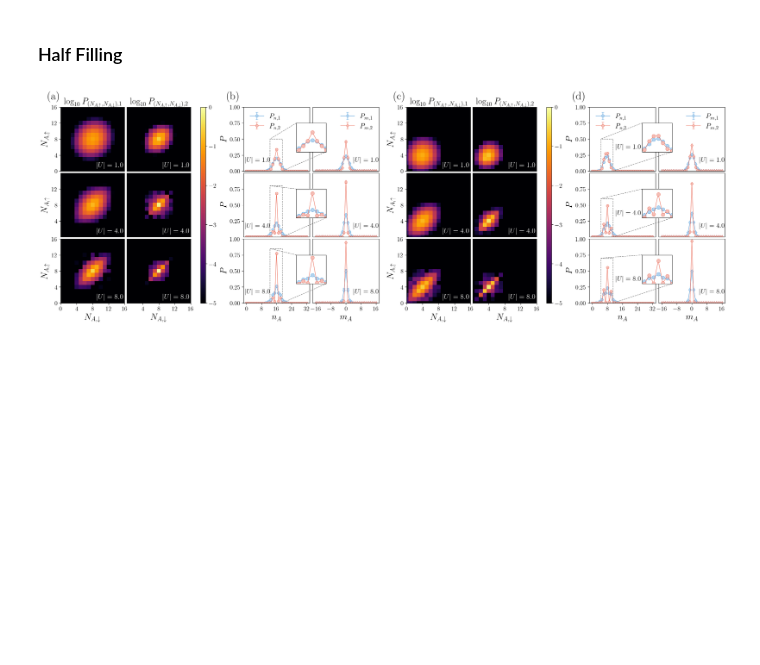
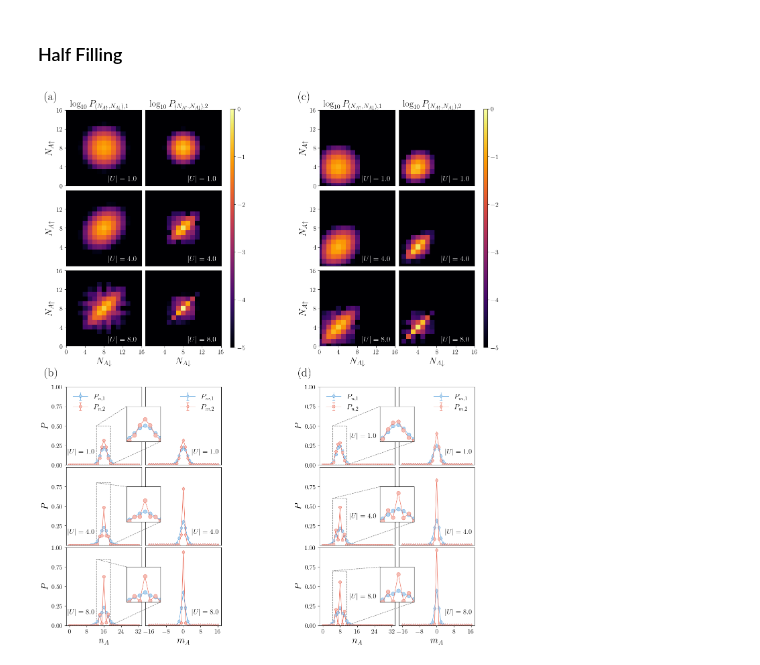
Before and after one commit to TongSericus/plots-accessible-entanglement, a Jupyter notebook: plots/plots_prob_merged.ipynb, the cells around one changed output. Cells and saved outputs as stored; diff of their text form; code cells hidden in the pictures; blank space fills up the shorter version.

Commit message:
update figures and plots

```diff
--- a/plots/plots_prob_merged.ipynb
+++ b/plots/plots_prob_merged.ipynb
@@ -410,11 +410,11 @@ def plot_heatmap_quarter_filling(data, ax1, ax2, ax3, ax4, ax5, ax6, cax):
     ax6.tick_params(**tick_parameter)
     ax6.set_xticks([4,8,12,16])
 
-    ax1.set_ylabel(r'$N_{A,\uparrow}$'  , fontsize=20)
-    ax3.set_ylabel(r'$N_{A,\uparrow}$'  , fontsize=20)
-    ax5.set_ylabel(r'$N_{A,\uparrow}$'  , fontsize=20)
-    ax5.set_xlabel(r'$N_{A,\downarrow}$', fontsize=20)
-    ax6.set_xlabel(r'$N_{A,\downarrow}$', fontsize=20)
+    ax1.set_ylabel(r'$N_{A\uparrow}$'  , fontsize=20)
+    ax3.set_ylabel(r'$N_{A\uparrow}$'  , fontsize=20)
+    ax5.set_ylabel(r'$N_{A\uparrow}$'  , fontsize=20)
+    ax5.set_xlabel(r'$N_{A\downarrow}$', fontsize=20)
+    ax6.set_xlabel(r'$N_{A\downarrow}$', fontsize=20)
 
     # Adding annotations
     annotate_parameters = {
@@ -430,8 +430,8 @@ def plot_heatmap_quarter_filling(data, ax1, ax2, ax3, ax4, ax5, ax6, cax):
     top_label_parameters = {
         'xy':(0.05, 1.05), 'xycoords':'axes fraction', 'fontsize':20, 'fontweight':'bold'
     }
-    ax1.annotate(r'$\log_{10}P_{(N_{A,\uparrow}, N_{A,\downarrow}),1}$', **top_label_parameters)
-    ax2.annotate(r'$\log_{10}P_{(N_{A,\uparrow}, N_{A,\downarrow}),2}$', **top_label_parameters)
+    ax1.annotate(r'$\log_{10}P_{(N_{A\uparrow}, N_{A\downarrow}),1}$', **top_label_parameters)
+    ax2.annotate(r'$\log_{10}P_{(N_{A\uparrow}, N_{A\downarrow}),2}$', **top_label_parameters)
 
     # Adding colorbar
     cbar = fig.colorbar(im, cax=cax, orientation='vertical')
@@ -619,58 +619,59 @@ def plot_probdist_quarter_filling(data, axn_1, axn_4, axn_8, axm_1, axm_4, axm_8
     axm_4.annotate(r'$|U|=4.0$', (4, 0.15), fontsize=15)
     axm_8.annotate(r'$|U|=8.0$', (4, 0.15), fontsize=15)
 # %%
-fig = plt.figure(figsize=(27, 8))
+fig = plt.figure(figsize=(16, 20))
 
 # Using GridSpec for layout
-gs = gridspec.GridSpec(3, 15, width_ratios=[1, 1, 0.08, 0.7, 1, 0.05, 1, 0.4, 1, 1, 0.08, 0.7, 1, 0.05, 1], height_ratios=[1,1,1], wspace=0.00, hspace=0.03)
+#gs = gridspec.GridSpec(3, 15, width_ratios=[1, 1, 0.08, 0.7, 1, 0.05, 1, 0.4, 1, 1, 0.08, 0.7, 1, 0.05, 1], height_ratios=[1,1,1], wspace=0.00, hspace=0.03)
+gs = gridspec.GridSpec(7, 11, width_ratios=[1,0.05,1,0.05,0.05,1.2,1,0.05,1,0.05,0.05], height_ratios=[1,1,1,0.45,1,1,1], wspace=0.00, hspace=0.03)
 
 ax1 = fig.add_subplot(gs[0, 0])
-ax2 = fig.add_subplot(gs[0, 1])
+ax2 = fig.add_subplot(gs[0, 2])
 ax3 = fig.add_subplot(gs[1, 0])
-ax4 = fig.add_subplot(gs[1, 1])
+ax4 = fig.add_subplot(gs[1, 2])
 ax5 = fig.add_subplot(gs[2, 0])
-ax6 = fig.add_subplot(gs[2, 1])
-cax = fig.add_subplot(gs[:, 2])
+ax6 = fig.add_subplot(gs[2, 2])
+cax = fig.add_subplot(gs[0:3, 4])
 
-axn_1 = fig.add_subplot(gs[0, 4])
-axm_1 = fig.add_subplot(gs[0, 6])
-axn_4 = fig.add_subplot(gs[1, 4])
-axm_4 = fig.add_subplot(gs[1, 6])
-axn_8 = fig.add_subplot(gs[2, 4])
-axm_8 = fig.add_subplot(gs[2, 6])
+axn_1 = fig.add_subplot(gs[4, 0])
+axm_1 = fig.add_subplot(gs[4, 2])
+axn_4 = fig.add_subplot(gs[5, 0])
+axm_4 = fig.add_subplot(gs[5, 2])
+axn_8 = fig.add_subplot(gs[6, 0])
+axm_8 = fig.add_subplot(gs[6, 2])
 
 data1, data2 = read_prob_data("../data/processed_data/GS_Pn_N64_Lx8_Ly8_LA16_beta18.0_L180.jld", "../data/processed_data/GS_Pn2_N64_Lx8_Ly8_LA16_beta18.0_L180.jld")
 plot_heatmap_half_filling(data1, ax1, ax2, ax3, ax4, ax5, ax6, cax)
 plot_probdist_half_filling(data2, axn_1, axn_4, axn_8, axm_1, axm_4, axm_8)
 
-ax1_2 = fig.add_subplot(gs[0, 8])
-ax2_2 = fig.add_subplot(gs[0, 9])
-ax3_2 = fig.add_subplot(gs[1, 8])
-ax4_2 = fig.add_subplot(gs[1, 9])
-ax5_2 = fig.add_subplot(gs[2, 8])
-ax6_2 = fig.add_subplot(gs[2, 9])
-cax_2 = fig.add_subplot(gs[:, 10])
+ax1_2 = fig.add_subplot(gs[0, 6])
+ax2_2 = fig.add_subplot(gs[0, 8])
+ax3_2 = fig.add_subplot(gs[1, 6])
+ax4_2 = fig.add_subplot(gs[1, 8])
+ax5_2 = fig.add_subplot(gs[2, 6])
+ax6_2 = fig.add_subplot(gs[2, 8])
+cax_2 = fig.add_subplot(gs[0:3, 10])
 
-axn_1_2 = fig.add_subplot(gs[0, 12])
-axm_1_2 = fig.add_subplot(gs[0, 14])
-axn_4_2 = fig.add_subplot(gs[1, 12])
-axm_4_2 = fig.add_subplot(gs[1, 14])
-axn_8_2 = fig.add_subplot(gs[2, 12])
-axm_8_2 = fig.add_subplot(gs[2, 14])
+axn_1_2 = fig.add_subplot(gs[4, 6])
+axm_1_2 = fig.add_subplot(gs[4, 8])
+axn_4_2 = fig.add_subplot(gs[5, 6])
+axm_4_2 = fig.add_subplot(gs[5, 8])
+axn_8_2 = fig.add_subplot(gs[6, 6])
+axm_8_2 = fig.add_subplot(gs[6, 8])
 
 data1, data2 = read_prob_data("../data/processed_data/GS_Pn_N32_Lx8_Ly8_LA16_beta18.0_L180.jld", "../data/processed_data/GS_Pn2_N32_Lx8_Ly8_LA16_beta18.0_L180.jld")
 plot_heatmap_quarter_filling(data1, ax1_2, ax2_2, ax3_2, ax4_2, ax5_2, ax6_2, cax_2)
 plot_probdist_quarter_filling(data2, axn_1_2, axn_4_2, axn_8_2, axm_1_2, axm_4_2, axm_8_2)
 
 # Adding labels
 label_parameters = {'fontsize':25, 'verticalalignment':'top'}
-ax1.text(-0.2, 1.25, '(a)', **label_parameters, transform=ax1.transAxes)
-axn_1.text(-0.25, 1.25, '(b)', **label_parameters, transform=axn_1.transAxes)
-ax1_2.text(-0.2, 1.25, '(c)', **label_parameters, transform=ax1_2.transAxes)
-axn_1_2.text(-0.25, 1.25, '(d)', **label_parameters, transform=axn_1_2.transAxes)
+ax1.text(-0.28, 1.25, '(a)', **label_parameters, transform=ax1.transAxes)
+axn_1.text(-0.28, 1.25, '(b)', **label_parameters, transform=axn_1.transAxes)
+ax1_2.text(-0.28, 1.25, '(c)', **label_parameters, transform=ax1_2.transAxes)
+axn_1_2.text(-0.28, 1.25, '(d)', **label_parameters, transform=axn_1_2.transAxes)
 
 #plt.tight_layout()
 plt.show()
 # %% [output]
-[figure, old version]
+[figure, new version]
 # %%
```
Also changed, not shown: parts of 2 cells of this notebook, 19 other files.
